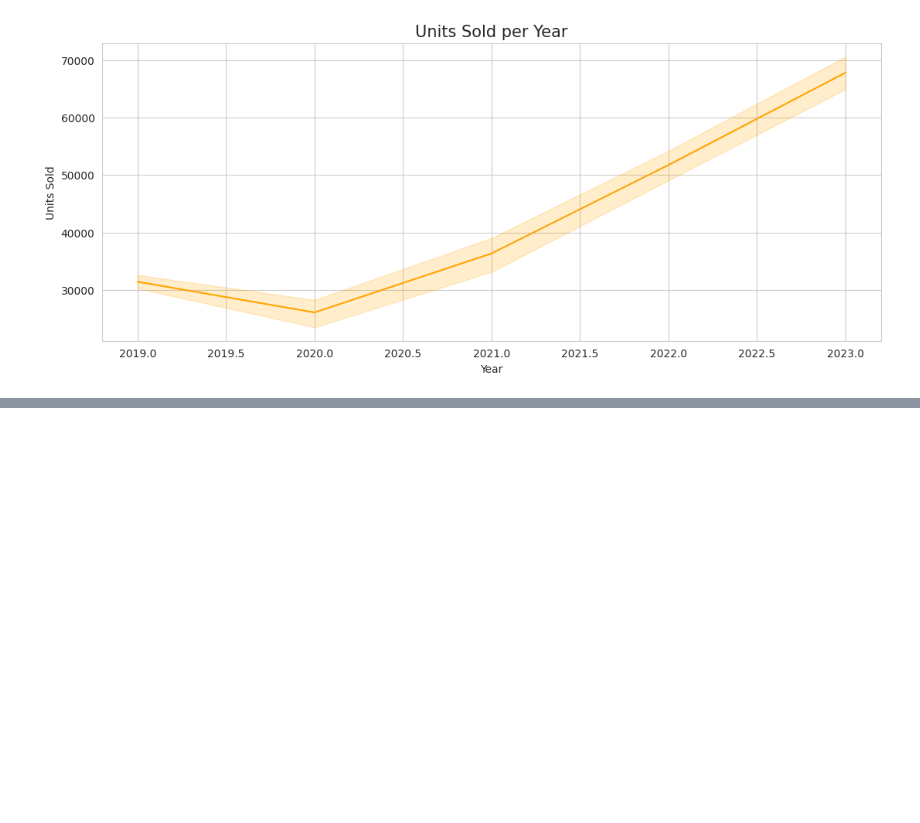
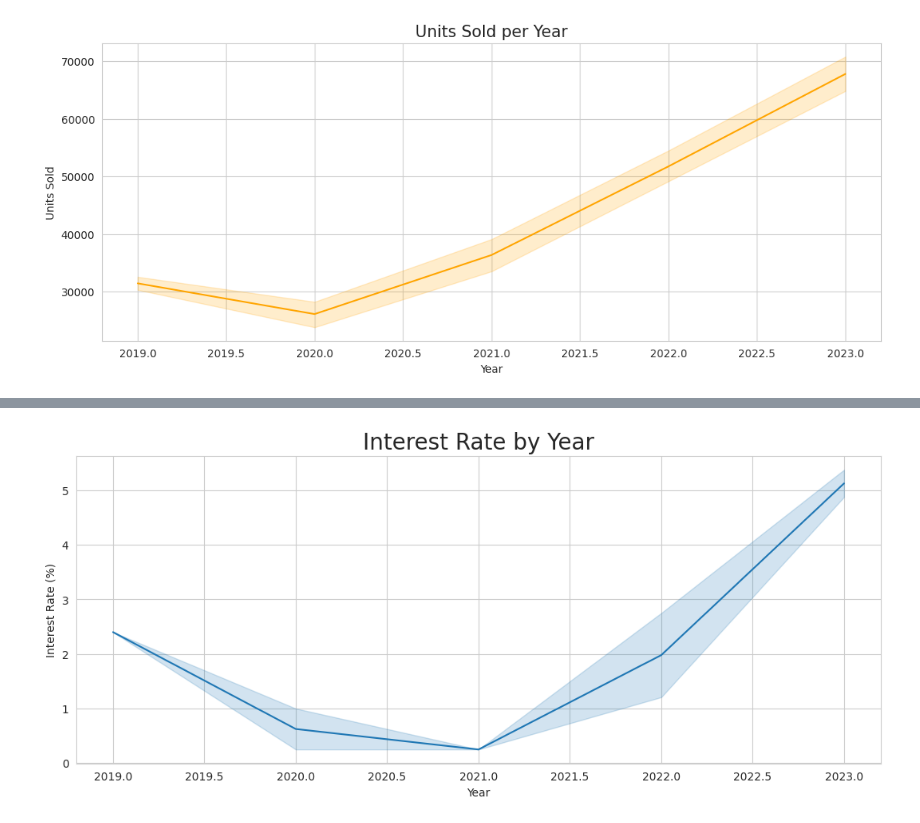
Before and after one commit to ctrlvee/Kaggle-Notebook-ETL-Pipeline---Auto-Prices-Economic-Trends, a Jupyter notebook: etl-pipeline-auto-prices-economic-trends.ipynb, the cells around one changed output, grey strips where cells are left out. Cells and saved outputs as stored; diff of their text form; code cells hidden in the pictures; blank space fills up the shorter version.

```diff
--- a/etl-pipeline-auto-prices-economic-trends.ipynb
+++ b/etl-pipeline-auto-prices-economic-trends.ipynb
@@ -289,0 +331,7 @@ plt.show()
+# %%
+plt.figure(figsize=(13,5))
+plt.title('Interest Rate by Year', fontsize=20)
+sns.lineplot(x=df['Year'], y=df['Interest Rate (%)'])
+plt.show()
+# %% [output]
+[figure, added]
```
Also changed, not shown: parts of 11 cells of this notebook.
